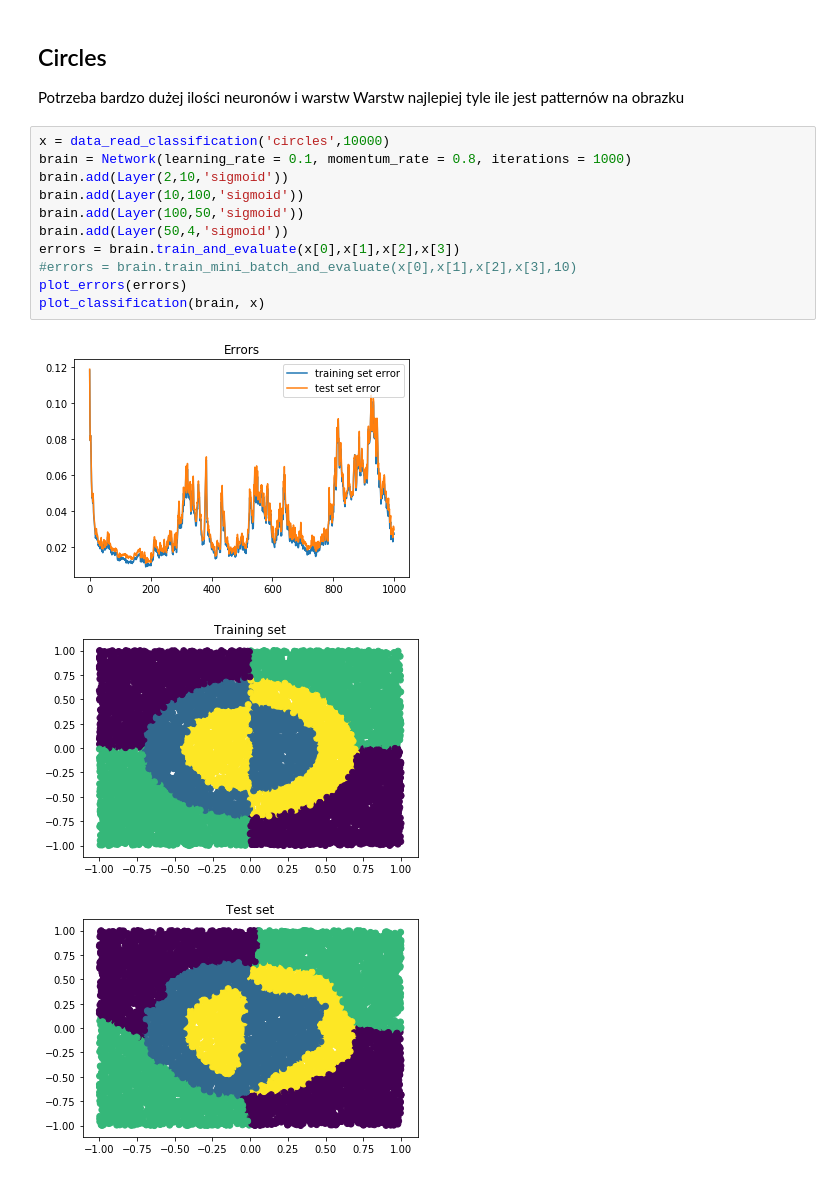
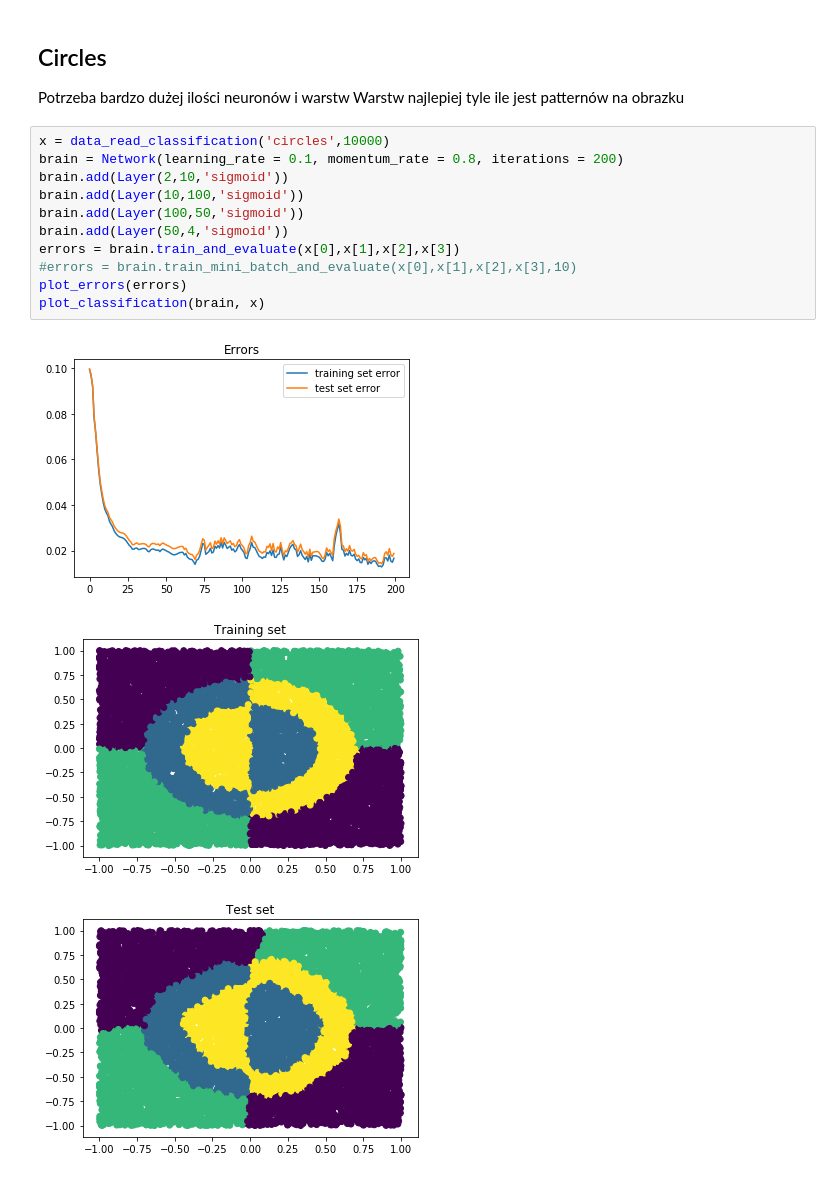
Before and after one commit to Kaketo/Backpropagation, a Jupyter notebook: testy do raportu.ipynb, the cells around one changed output. Cells and saved outputs as stored; diff of their text form.

```diff
--- a/testy do raportu.ipynb
+++ b/testy do raportu.ipynb
@@ -187,16 +203,16 @@ Potrzeba bardzo dużej ilości neuronów i warstw
 Warstw najlepiej tyle ile jest patternów na obrazku
 # %%
 x = data_read_classification('circles',10000)
-brain = Network(learning_rate = 0.1, momentum_rate = 0.8, iterations = 1000)
+brain = Network(learning_rate = 0.1, momentum_rate = 0.8, iterations = 200)
 brain.add(Layer(2,10,'sigmoid'))
 brain.add(Layer(10,100,'sigmoid'))
 brain.add(Layer(100,50,'sigmoid'))
 brain.add(Layer(50,4,'sigmoid'))
 errors = brain.train_and_evaluate(x[0],x[1],x[2],x[3])
 #errors = brain.train_mini_batch_and_evaluate(x[0],x[1],x[2],x[3],10)
 plot_errors(errors)
 plot_classification(brain, x)
 # %% [output]
-[figure, old version]
+[figure, new version]
 [figure]
-[figure, old version]
+[figure, new version]
```
Also changed, not shown: parts of 7 cells of this notebook, 2 other files.
